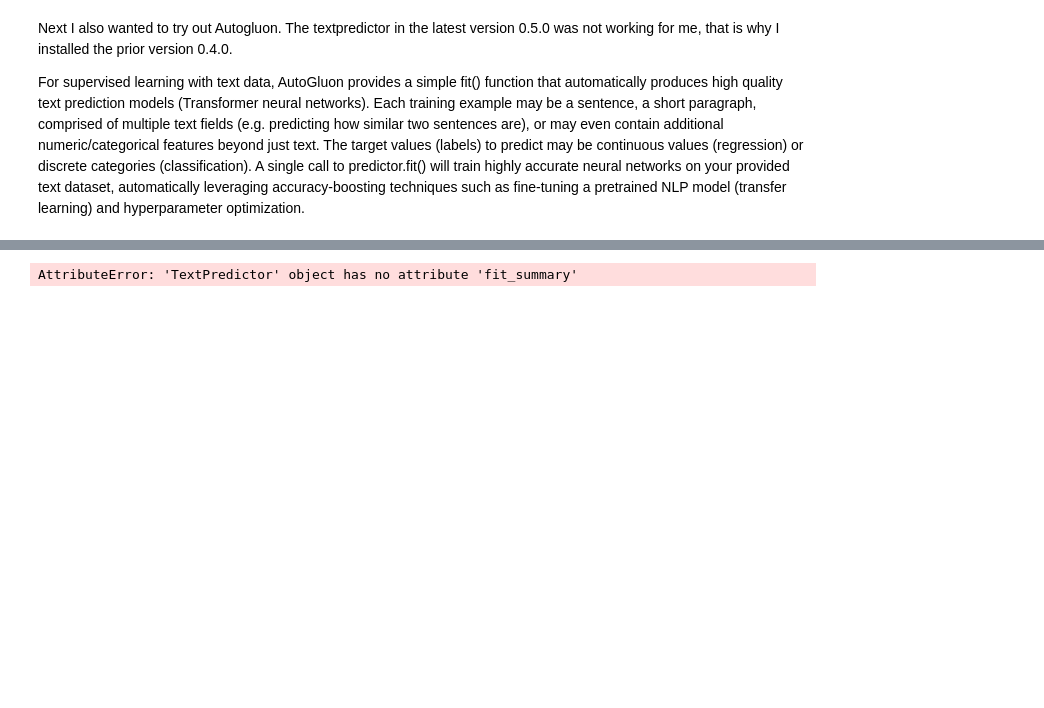
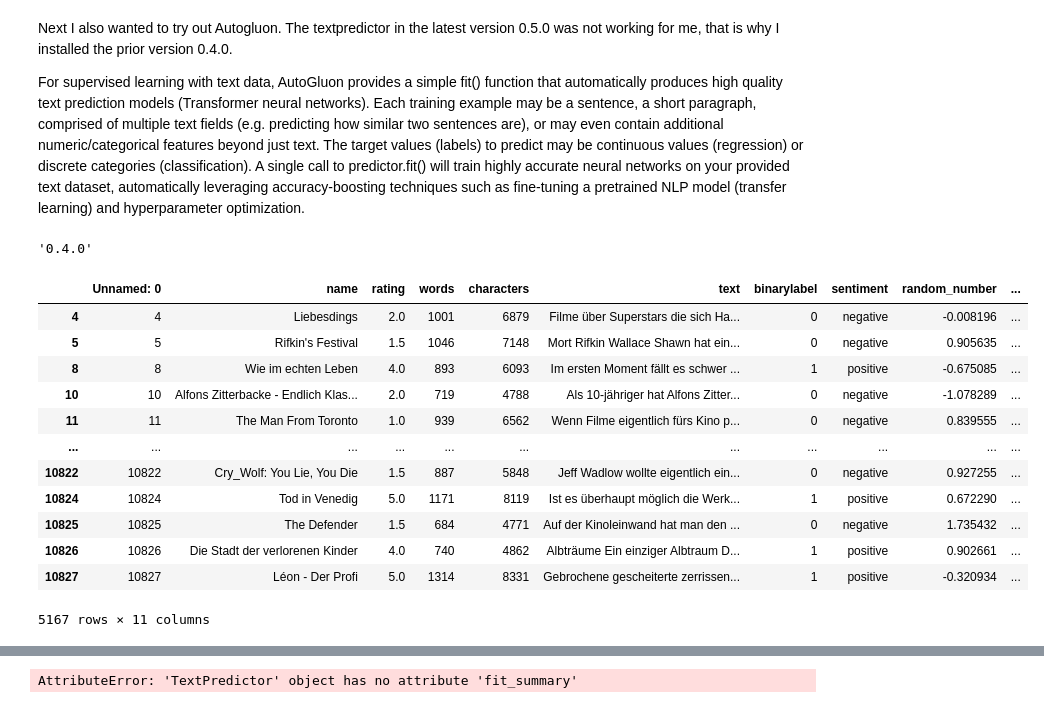
Before and after one commit to Oliss4t/BHT_News_Article_Sentiment_Analysis, a Jupyter notebook: main.ipynb, the cells around one changed output, grey strips where cells are left out. Cells and saved outputs as stored; diff of their text form; code cells hidden in the pictures; blank space fills up the shorter version.

```diff
--- a/main.ipynb
+++ b/main.ipynb
@@ -413,0 +243,9 @@ dfNew.head()
+# %%
+movies['binarylabel'] = movies['rating'].apply(lambda rating: +1 if rating > 3 else 0)
+movies.loc[movies['binarylabel'] == 0, 'sentiment'] = 'negative'
+movies.loc[movies['binarylabel'] == 1, 'sentiment'] = 'positive'
+fig = px.histogram(movies, x="sentiment")
+fig.update_traces(marker_color="indianred", marker_line_color='rgb(8,48,107)',marker_line_width=1.5)
+fig.update_layout(title_text='Movie Review Sentiment')
+fig.write_image('./figs/review_sentiment_binary_distribution.png')
+fig.show()
@@ -413,0 +258,6 @@ dfNew.head()
+# %%
+import numpy as np
+index = movies.index
+movies['random_number'] = np.random.randn(len(index))
+train = movies[movies['random_number'] <= 0.8]
+test = movies[movies['random_number'] > 0.8]
@@ -413,0 +306,26 @@ dfNew.head()
+# %%
+def sentimentcolumn(row):
+    if row['rating'] <= 2:
+        return 'negative'
+    elif row['rating'] >= 4:
+        return 'positive'
+    else:
+        return 'neutral'
+
+movies['sentiment2'] = movies.apply(sentimentcolumn, axis=1)
+
+movies_pos_neg = movies[movies['sentiment2'] != 'neutral']
+print(len(movies_pos_neg))
+index = movies_pos_neg.index
+movies_pos_neg['random_number'] = np.random.randn(len(index))
+train = movies_pos_neg[movies_pos_neg['random_number'] <= 0.8]
+test = movies_pos_neg[movies_pos_neg['random_number'] > 0.8]
+
+X_train = train['text']
+y_train = train['sentiment2']
+
+sentiment_classifier.fit(X_train, y_train)
+
+y_train_predictions = sentiment_classifier.predict(X_train)
+print(confusion_matrix(y_train, y_train_predictions))
+print(f1_score(y_train, y_train_predictions, pos_label="positive"))
@@ -417,3 +530,24 @@ dfNew.head()
 Next I also wanted to try out Autogluon. The textpredictor in the latest version 0.5.0 was not working for me, that is why I installed the prior version 0.4.0.
 
 For supervised learning with text data, AutoGluon provides a simple fit() function that automatically produces high quality text prediction models (Transformer neural networks). Each training example may be a sentence, a short paragraph, comprised of multiple text fields (e.g. predicting how similar two sentences are), or may even contain additional numeric/categorical features beyond just text. The target values (labels) to predict may be continuous values (regression) or discrete categories (classification). A single call to predictor.fit() will train highly accurate neural networks on your provided text dataset, automatically leveraging accuracy-boosting techniques such as fine-tuning a pretrained NLP model (transfer learning) and hyperparameter optimization.
+# %%
+from importlib.metadata import version
+version('autogluon')
+# %% [output]
+'0.4.0'
+# %%
+movies_pos_neg
+# %% [output]
+|  | Unnamed: 0 | name | rating | words | characters | text | binarylabel | sentiment | random_number | ... |
+| 4 | 4 | Liebesdings | 2.0 | 1001 | 6879 | Filme über Superstars die sich Ha... | 0 | negative | -0.008196 | ... |
+| 5 | 5 | Rifkin's Festival | 1.5 | 1046 | 7148 | Mort Rifkin Wallace Shawn hat ein... | 0 | negative | 0.905635 | ... |
+| 8 | 8 | Wie im echten Leben | 4.0 | 893 | 6093 | Im ersten Moment fällt es schwer ... | 1 | positive | -0.675085 | ... |
+| 10 | 10 | Alfons Zitterbacke - Endlich Klas... | 2.0 | 719 | 4788 | Als 10-jähriger hat Alfons Zitter... | 0 | negative | -1.078289 | ... |
+| 11 | 11 | The Man From Toronto | 1.0 | 939 | 6562 | Wenn Filme eigentlich fürs Kino p... | 0 | negative | 0.839555 | ... |
+| ... | ... | ... | ... | ... | ... | ... | ... | ... | ... | ... |
+| 10822 | 10822 | Cry_Wolf: You Lie, You Die | 1.5 | 887 | 5848 | Jeff Wadlow wollte eigentlich ein... | 0 | negative | 0.927255 | ... |
+| 10824 | 10824 | Tod in Venedig | 5.0 | 1171 | 8119 | Ist es überhaupt möglich die Werk... | 1 | positive | 0.672290 | ... |
+| 10825 | 10825 | The Defender | 1.5 | 684 | 4771 | Auf der Kinoleinwand hat man den ... | 0 | negative | 1.735432 | ... |
+| 10826 | 10826 | Die Stadt der verlorenen Kinder | 4.0 | 740 | 4862 | Albträume Ein einziger Albtraum D... | 1 | positive | 0.902661 | ... |
+| 10827 | 10827 | Léon - Der Profi | 5.0 | 1314 | 8331 | Gebrochene gescheiterte zerrissen... | 1 | positive | -0.320934 | ... |
+5167 rows × 11 columns
```
Also changed, not shown: parts of 75 cells of this notebook, 8 other files.
